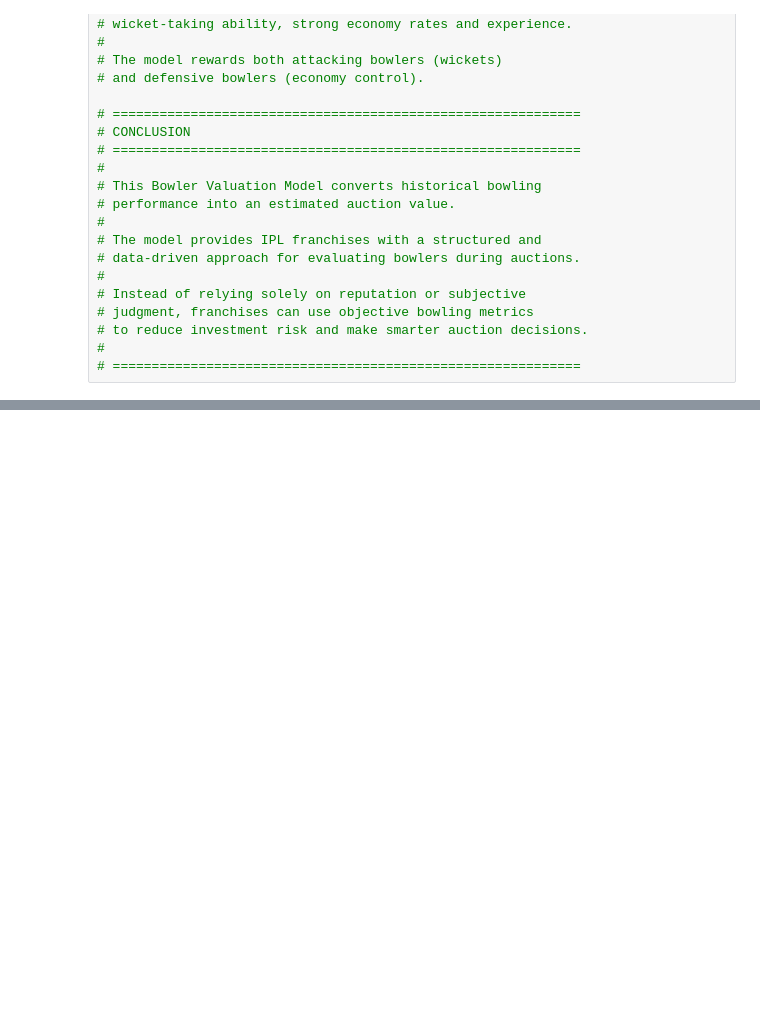
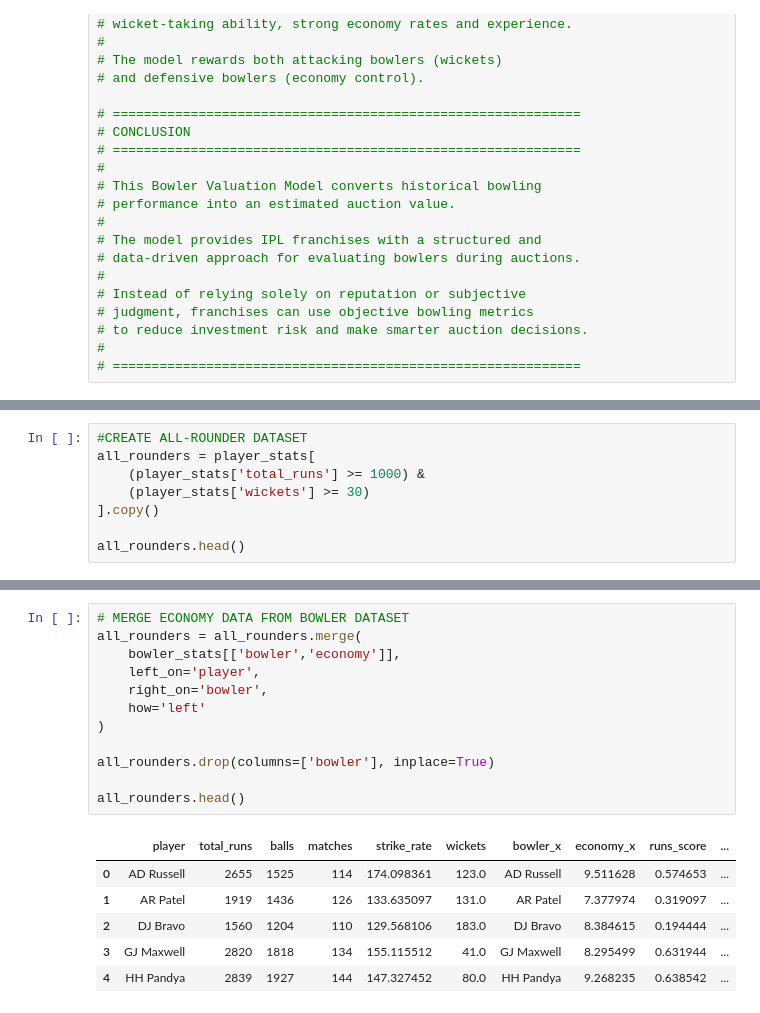
Before and after one commit to aryandhiman01/DataScience_ST, a Jupyter notebook: IPL_Task.ipynb, the cells around one changed output, grey strips where cells are left out. Cells and saved outputs as stored; diff of their text form; blank space fills up the shorter version.

```diff
--- a/IPL_Task.ipynb
+++ b/IPL_Task.ipynb
@@ -1135,0 +1138,8 @@ top_bowlers.head(15)
+# %%
+#CREATE ALL-ROUNDER DATASET
+all_rounders = player_stats[
+    (player_stats['total_runs'] >= 1000) &
+    (player_stats['wickets'] >= 30)
+].copy()
+
+all_rounders.head()
@@ -1135,0 +1153,19 @@ top_bowlers.head(15)
+# %%
+# MERGE ECONOMY DATA FROM BOWLER DATASET
+all_rounders = all_rounders.merge(
+    bowler_stats[['bowler','economy']],
+    left_on='player',
+    right_on='bowler',
+    how='left'
+)
+
+all_rounders.drop(columns=['bowler'], inplace=True)
+
+all_rounders.head()
+# %% [output]
+|  | player | total_runs | balls | matches | strike_rate | wickets | bowler_x | economy_x | runs_score | ... |
+| 0 | AD Russell | 2655 | 1525 | 114 | 174.098361 | 123.0 | AD Russell | 9.511628 | 0.574653 | ... |
+| 1 | AR Patel | 1919 | 1436 | 126 | 133.635097 | 131.0 | AR Patel | 7.377974 | 0.319097 | ... |
+| 2 | DJ Bravo | 1560 | 1204 | 110 | 129.568106 | 183.0 | DJ Bravo | 8.384615 | 0.194444 | ... |
+| 3 | GJ Maxwell | 2820 | 1818 | 134 | 155.115512 | 41.0 | GJ Maxwell | 8.295499 | 0.631944 | ... |
+| 4 | HH Pandya | 2839 | 1927 | 144 | 147.327452 | 80.0 | HH Pandya | 9.268235 | 0.638542 | ... |
```
Also changed, not shown: parts of 7 cells of this notebook.
